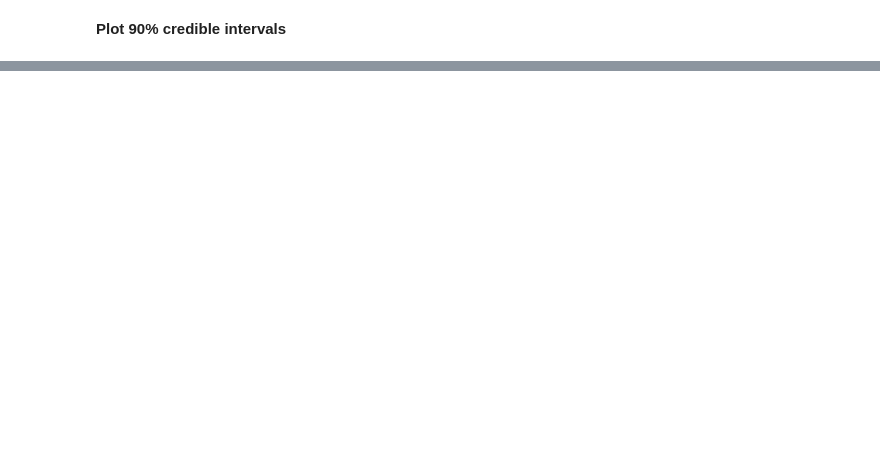
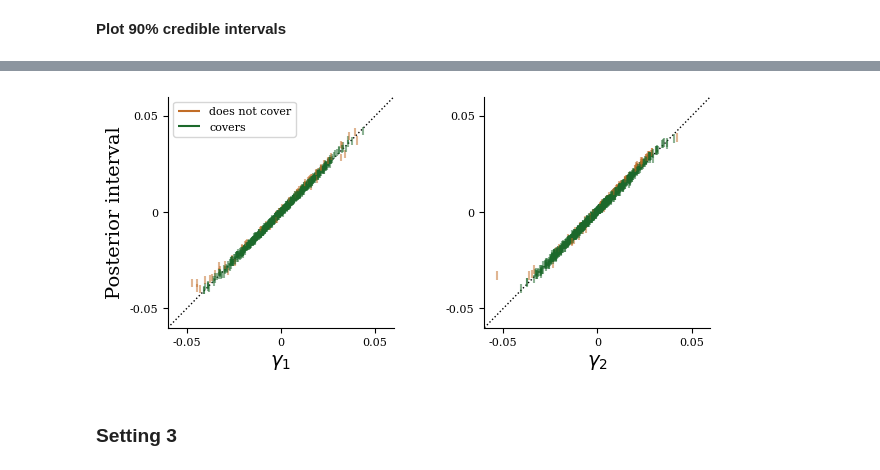
Before and after one commit to prob-ml/blissWL, a Jupyter notebook: images_to_maps/descwl/results/credibleintervals.ipynb, the cells around one changed output, grey strips where cells are left out. Saved outputs shown, nothing was run; the diff lists cells and outputs as text; code cells hidden in the pictures; blank space fills up the shorter version.

```diff
--- a/images_to_maps/descwl/results/credibleintervals.ipynb
+++ b/images_to_maps/descwl/results/credibleintervals.ipynb
@@ -234,0 +288,11 @@ fig.savefig(
+# %%
+plot_credible_intervals(
+    shear1_true, shear2_true,
+    shear1_ci_lower, shear1_ci_upper,
+    shear2_ci_lower, shear2_ci_upper,
+    save_path="figures/npe_credibleintervals_setting2.png"
+)
+# %% [output]
+[figure, added]
+# %% [markdown]
+### **Setting 3**
```
Also changed, not shown: parts of 19 cells of this notebook, 10 other files.
